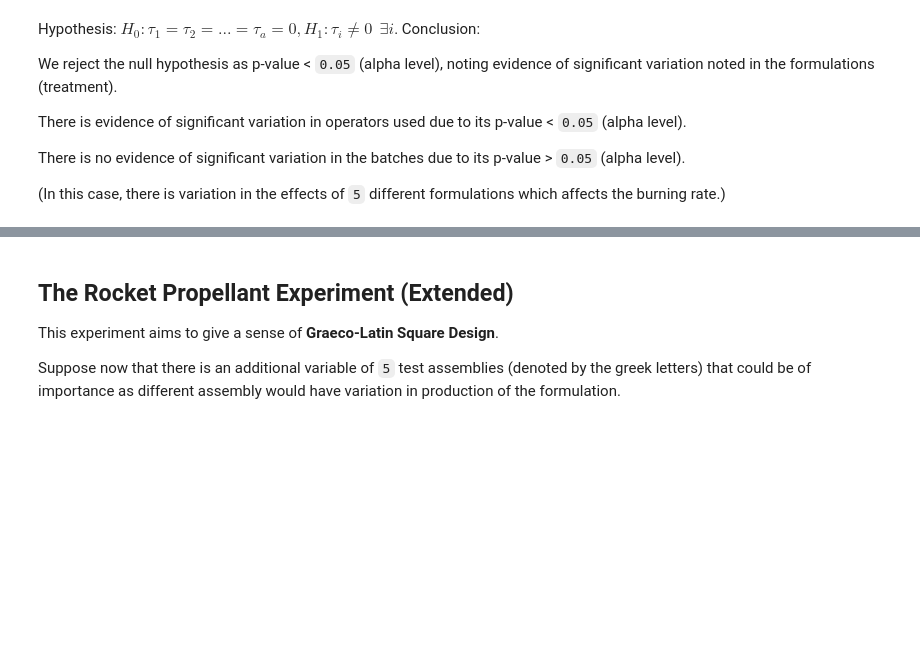
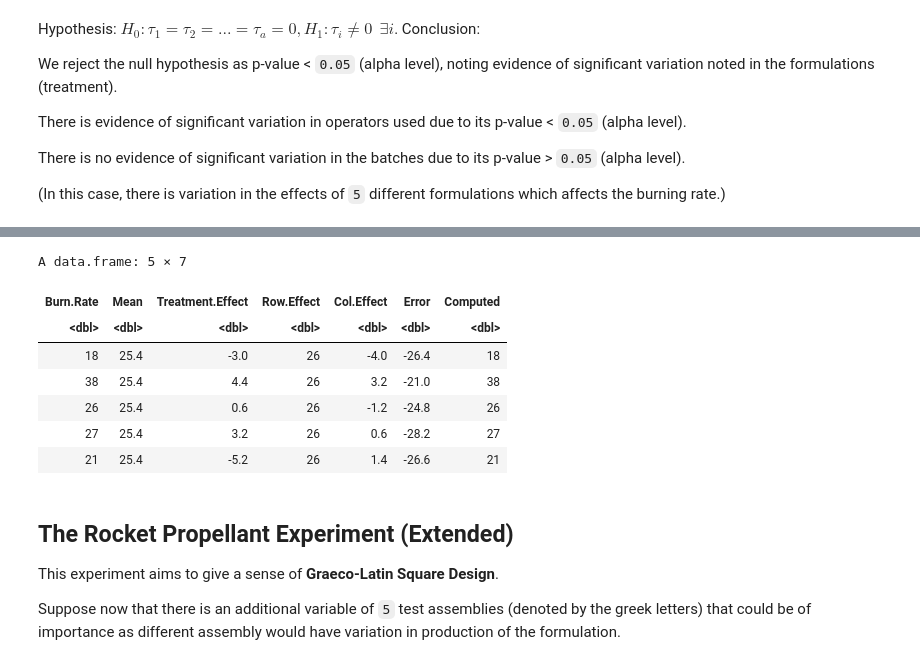
Before and after one commit to oooookk7/experimental-design-statistics, a Jupyter notebook: 03 - Randomised Blocks, Latin Squares, and Related Designs/notes.ipynb, the cells around one changed output, grey strips where cells are left out. Cells and saved outputs as stored; diff of their text form; code cells hidden in the pictures; blank space fills up the shorter version.

```diff
--- a/03 - Randomised Blocks, Latin Squares, and Related Designs/notes.ipynb
+++ b/03 - Randomised Blocks, Latin Squares, and Related Designs/notes.ipynb
@@ -427,3 +437,36 @@ There is no evidence of significant variation in the batches due to its p-value
+# %%
+# Take batch1 for example,
+# C=18	D=38	E=26	A=27	B=21
+
+batch <- data.frame(Burn.Rate=c(18, 38, 26, 27, 21))
+batch$Mean <- rep(mean(dataset$Burn.Rate), times=nrow(batch))
+batch$Treatment.Effect <- c(
+    mean((dataset %>% filter(Treatment == "C"))$Burn.Rate) - mean(dataset$Burn.Rate),
+    mean((dataset %>% filter(Treatment == "D"))$Burn.Rate) - mean(dataset$Burn.Rate),
+    mean((dataset %>% filter(Treatment == "E"))$Burn.Rate) - mean(dataset$Burn.Rate),
+    mean((dataset %>% filter(Treatment == "A"))$Burn.Rate) - mean(dataset$Burn.Rate),
+    mean((dataset %>% filter(Treatment == "B"))$Burn.Rate) - mean(dataset$Burn.Rate)
+)
+batch$Row.Effect <- rep(mean(batch$Burn.Rate), times=nrow(batch))
+batch$Col.Effect <- c(
+    mean((dataset %>% filter(Operator == "op1"))$Burn.Rate) - mean(dataset$Burn.Rate),
+    mean((dataset %>% filter(Operator == "op2"))$Burn.Rate) - mean(dataset$Burn.Rate),
+    mean((dataset %>% filter(Operator == "op3"))$Burn.Rate) - mean(dataset$Burn.Rate),
+    mean((dataset %>% filter(Operator == "op4"))$Burn.Rate) - mean(dataset$Burn.Rate),
+    mean((dataset %>% filter(Operator == "op5"))$Burn.Rate) - mean(dataset$Burn.Rate)
+)
+batch$Error <- batch$Burn.Rate - batch$Mean - batch$Treatment.Effect - batch$Row.Effect - batch$Col.Effect
+batch$Computed <- batch$Mean + batch$Treatment.Effect + batch$Row.Effect + batch$Col.Effect + batch$Error
+batch
+# %% [output]
+A data.frame: 5 × 7
+| Burn.Rate | Mean | Treatment.Effect | Row.Effect | Col.Effect | Error | Computed |
+| <dbl> | <dbl> | <dbl> | <dbl> | <dbl> | <dbl> | <dbl> |
+| 18 | 25.4 | -3.0 | 26 | -4.0 | -26.4 | 18 |
+| 38 | 25.4 | 4.4 | 26 | 3.2 | -21.0 | 38 |
+| 26 | 25.4 | 0.6 | 26 | -1.2 | -24.8 | 26 |
+| 27 | 25.4 | 3.2 | 26 | 0.6 | -28.2 | 27 |
+| 21 | 25.4 | -5.2 | 26 | 1.4 | -26.6 | 21 |
 # %% [markdown]
 ## The Rocket Propellant Experiment (Extended)
 
```
Also changed, not shown: parts of 1 cell of this notebook, 1 other file.
